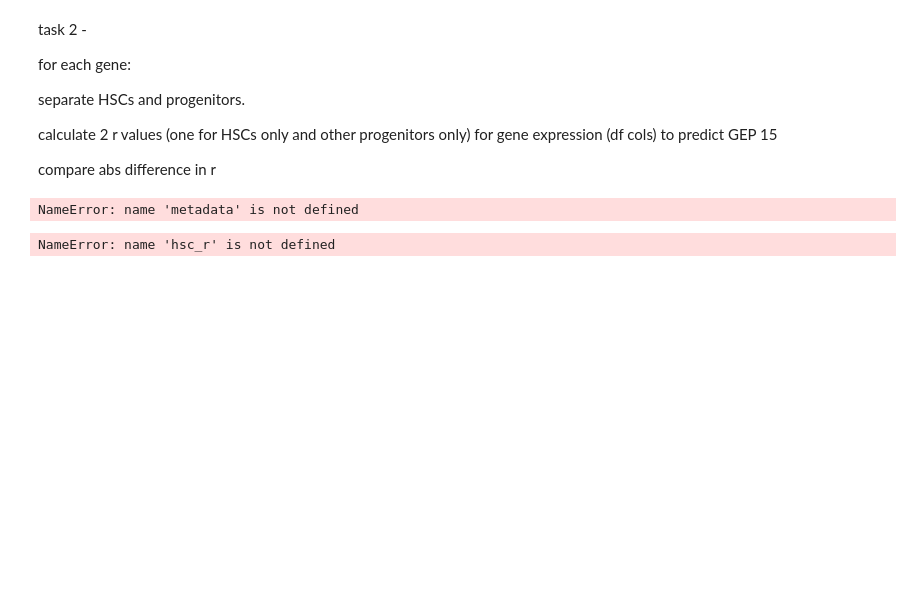
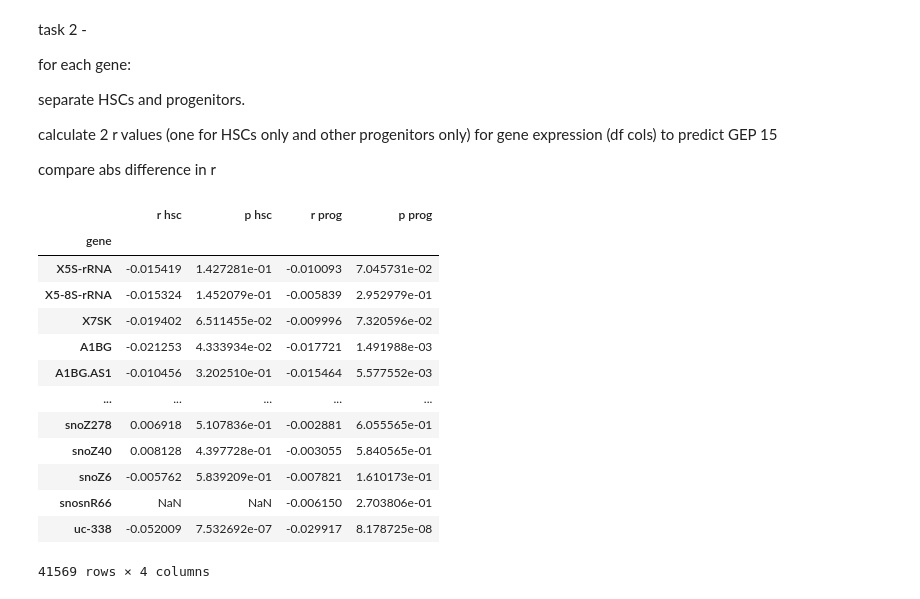
Before and after one commit to suchitbhayani/HSC-renewal, a Jupyter notebook: correlation.ipynb, the cells around one changed output. Cells and saved outputs as stored; diff of their text form; code cells hidden in the pictures; blank space fills up the shorter version.

```diff
--- a/correlation.ipynb
+++ b/correlation.ipynb
@@ -166,19 +121,22 @@ calculate 2 r values (one for HSCs only and other progenitors only) for gene exp
 
 compare abs difference in r
 # %%
-target = cell_GEP_mapping[[target_GEP]]
+def get_merged(df, cell_GEP_mapping):
+    target = cell_GEP_mapping[[target_GEP]]
+    df = (df
+          .merge(target, left_index=True, right_index=True)
+          .merge(metadata, left_index=True, right_index=True)
+          )
+    return df
 
-merged = (df
-      .merge(target, left_index=True, right_index=True)
-      .merge(metadata, left_index=True, right_index=True)
-      )
+def get_HSC(merged):
+    hsc = merged[merged['subcluster'] == 'HSC'].iloc[:, :-9]
+    hsc_X = hsc.iloc[:, :-1]
+    hsc_y = hsc[target_GEP]
+    return hsc_X, hsc_y
 
-hsc = merged[merged['subcluster'] == 'HSC'].iloc[:, :-9]
-hsc_X = hsc.iloc[:, :-1]
-hsc_y = hsc['GEP 15 (DNA Replication)']
-
-prog = merged[merged['cluster'] != 'Uncommitted'].iloc[:, :-9]
-prog_X = prog.iloc[:, :-1]
-prog_y = prog['GEP 15 (DNA Replication)']
+def get_prog(merged):
+    prog = merged[merged['cluster'] != 'Uncommitted'].iloc[:, :-9]
+    prog_X = prog.iloc[:, :-1]
+    prog_y = prog[target_GEP]
+    return prog_X, prog_y
-# %% [output]
-NameError: name 'metadata' is not defined
@@ -205,14 +159,27 @@ def dict_to_df_r_prog(res):
 # %%
-hsc_res = {}
-hsc_X.apply(calculate_r_hsc)
-hsc_r = dict_to_df_r_HSC(hsc_res)
+hsc_res = []
+hsc_X.apply(get_stats_hsc)
+hsc_df = pd.DataFrame(hsc_res).set_index('gene')
 
-prog_res = {}
-prog_X.apply(calculate_r_prog)
-prog_r = dict_to_df_r_prog(prog_res)
+prog_res = []
+prog_X.apply(get_stats_prog)
+prog_df = pd.DataFrame(prog_res).set_index('gene')
-# %%
-all_r = hsc_r.merge(prog_r, left_index=True, right_index=True)
-all_r['abs diff'] = (all_r['r hsc'] - all_r['r prog']).abs()
-# %% [output]
-NameError: name 'hsc_r' is not defined
+# %%
+res = hsc_df.merge(prog_df, left_index=True, right_index=True)
+res
+# %% [output]
+|  | r hsc | p hsc | r prog | p prog |
+| gene |  |  |  |  |
+| X5S-rRNA | -0.015419 | 1.427281e-01 | -0.010093 | 7.045731e-02 |
+| X5-8S-rRNA | -0.015324 | 1.452079e-01 | -0.005839 | 2.952979e-01 |
+| X7SK | -0.019402 | 6.511455e-02 | -0.009996 | 7.320596e-02 |
+| A1BG | -0.021253 | 4.333934e-02 | -0.017721 | 1.491988e-03 |
+| A1BG.AS1 | -0.010456 | 3.202510e-01 | -0.015464 | 5.577552e-03 |
+| ... | ... | ... | ... | ... |
+| snoZ278 | 0.006918 | 5.107836e-01 | -0.002881 | 6.055565e-01 |
+| snoZ40 | 0.008128 | 4.397728e-01 | -0.003055 | 5.840565e-01 |
+| snoZ6 | -0.005762 | 5.839209e-01 | -0.007821 | 1.610173e-01 |
+| snosnR66 | NaN | NaN | -0.006150 | 2.703806e-01 |
+| uc-338 | -0.052009 | 7.532692e-07 | -0.029917 | 8.178725e-08 |
+41569 rows × 4 columns
 # %%
```
Also changed, not shown: parts of 23 cells of this notebook, 2 other files.
